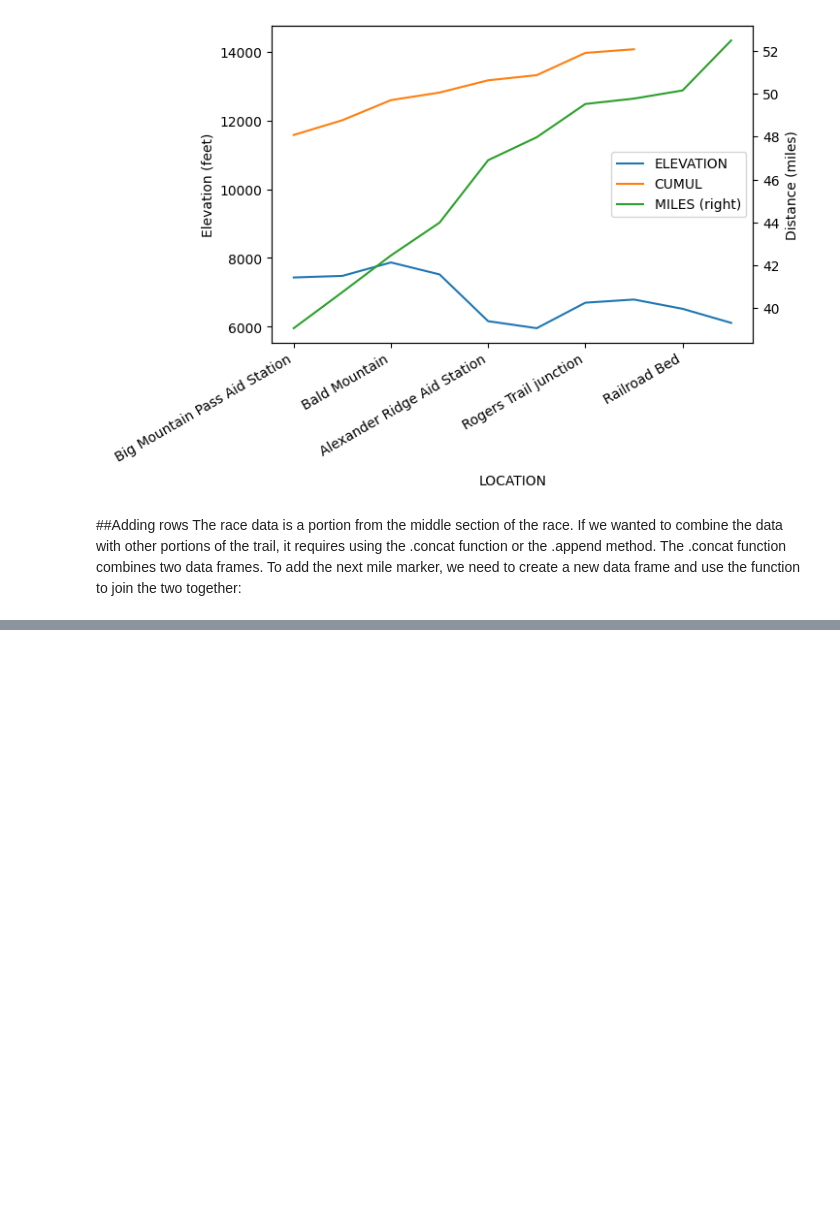
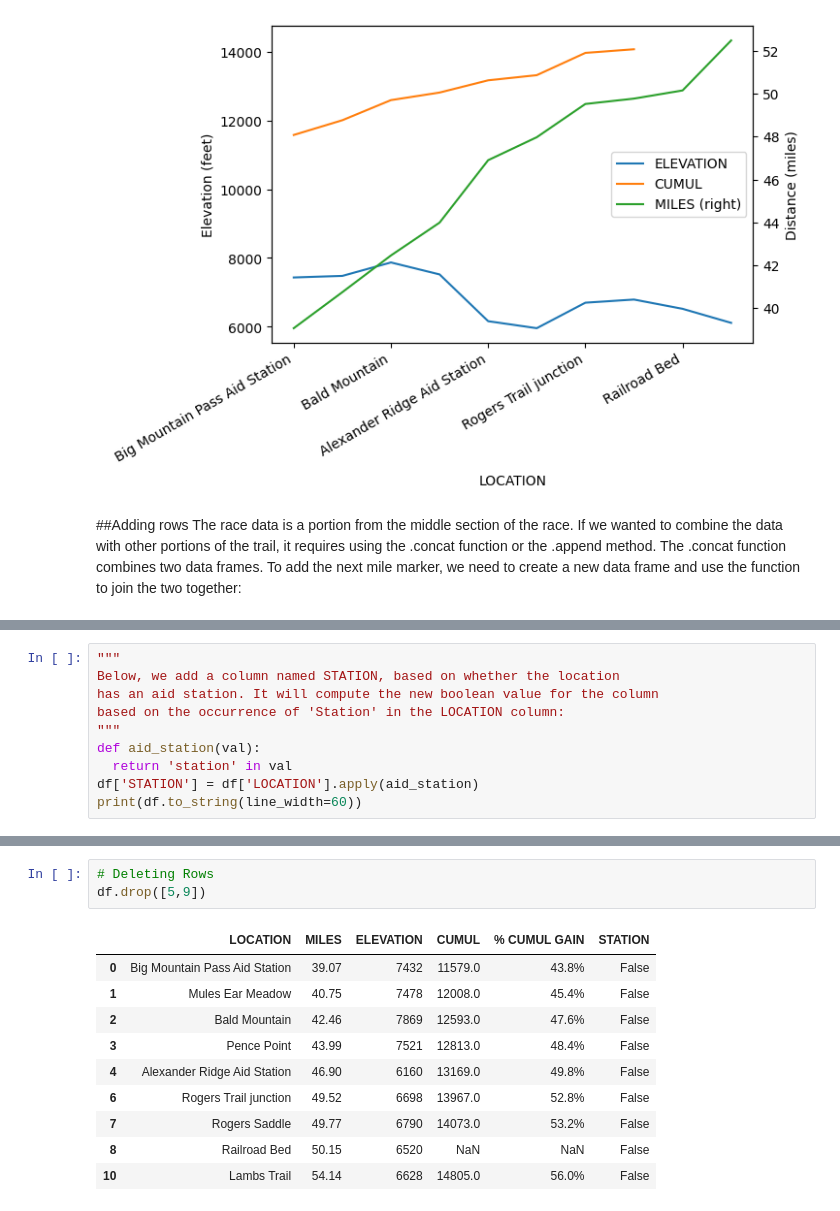
Before and after one commit to owaisahmad315/pandas, a Jupyter notebook: DataFrames.ipynb, the cells around one changed output, grey strips where cells are left out. Cells and saved outputs as stored; diff of their text form; blank space fills up the shorter version.

```diff
--- a/DataFrames.ipynb
+++ b/DataFrames.ipynb
@@ -287,0 +297,10 @@ df['Bogus'] = pd.Series(range(11))
+# %%
+"""
+Below, we add a column named STATION, based on whether the location
+has an aid station. It will compute the new boolean value for the column
+based on the occurrence of 'Station' in the LOCATION column:
+"""
+def aid_station(val):
+  return 'station' in val
+df['STATION'] = df['LOCATION'].apply(aid_station)
+print(df.to_string(line_width=60))
@@ -287,0 +325,14 @@ df['Bogus'] = pd.Series(range(11))
+# %%
+# Deleting Rows
+df.drop([5,9])
+# %% [output]
+|  | LOCATION | MILES | ELEVATION | CUMUL | % CUMUL GAIN | STATION |
+| 0 | Big Mountain Pass Aid Station | 39.07 | 7432 | 11579.0 | 43.8% | False |
+| 1 | Mules Ear Meadow | 40.75 | 7478 | 12008.0 | 45.4% | False |
+| 2 | Bald Mountain | 42.46 | 7869 | 12593.0 | 47.6% | False |
+| 3 | Pence Point | 43.99 | 7521 | 12813.0 | 48.4% | False |
+| 4 | Alexander Ridge Aid Station | 46.90 | 6160 | 13169.0 | 49.8% | False |
+| 6 | Rogers Trail junction | 49.52 | 6698 | 13967.0 | 52.8% | False |
+| 7 | Rogers Saddle | 49.77 | 6790 | 14073.0 | 53.2% | False |
+| 8 | Railroad Bed | 50.15 | 6520 | NaN | NaN | False |
+| 10 | Lambs Trail | 54.14 | 6628 | 14805.0 | 56.0% | False |
```
Also changed, not shown: parts of 6 cells of this notebook.
